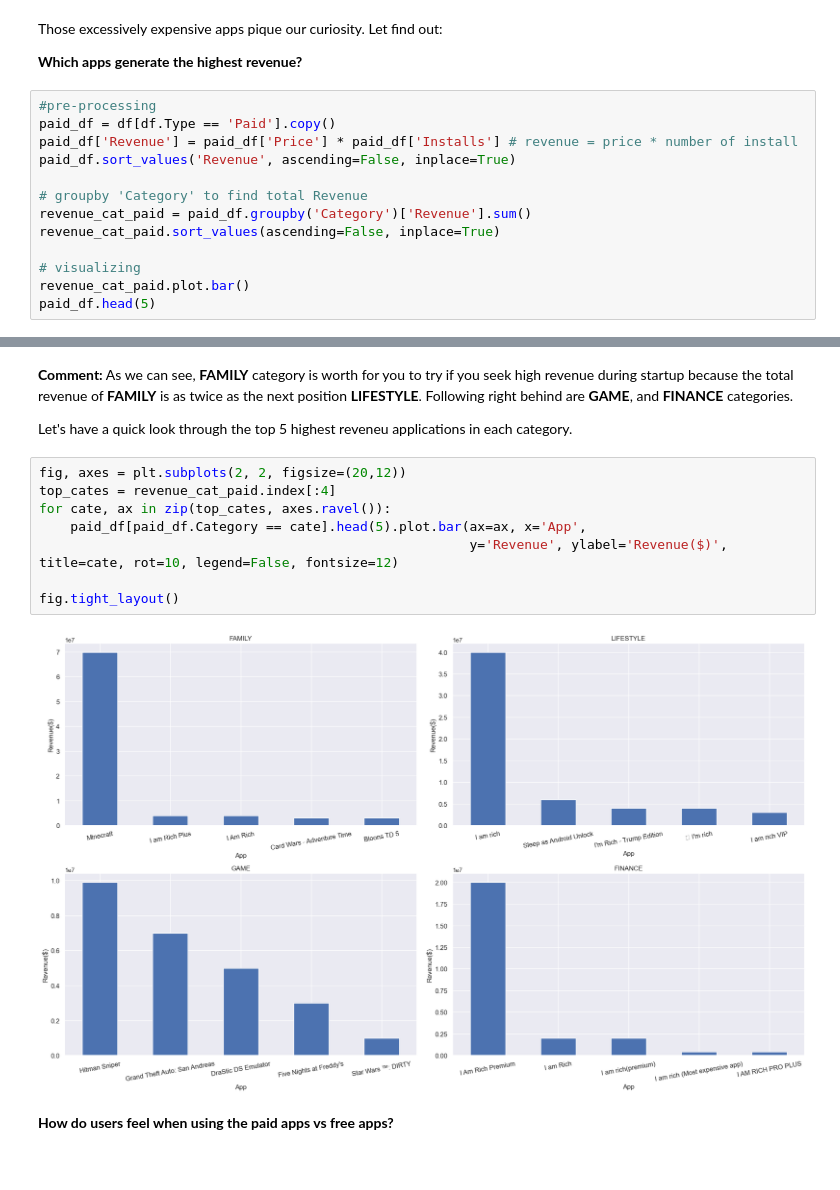
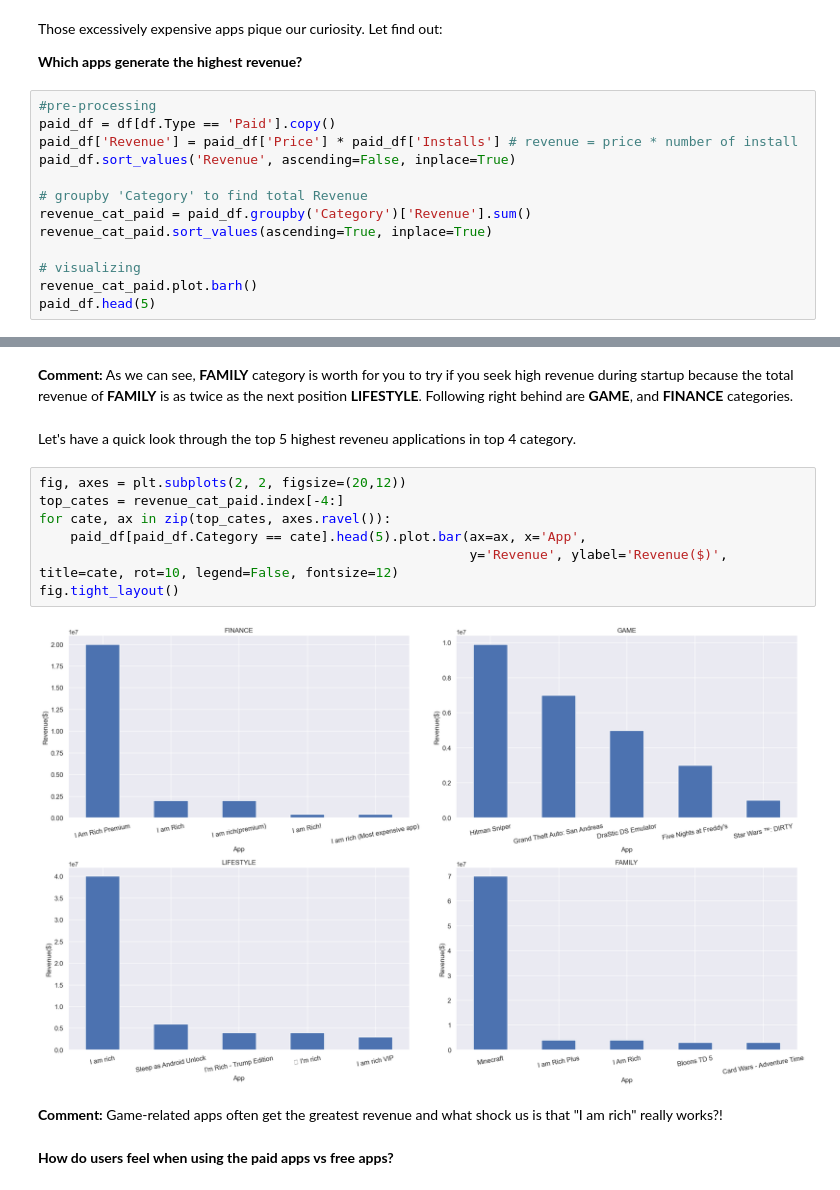
Before and after one commit to Luc-h0/Lap_trinh_cho_khoa_hoc_du_lieu, a Jupyter notebook: Notebook/2.0-EDA.ipynb, the cells around one changed output, grey strips where cells are left out. Saved outputs shown, nothing was run; the diff lists cells and outputs as text.

```diff
--- a/Notebook/2.0-EDA.ipynb
+++ b/Notebook/2.0-EDA.ipynb
@@ -620,10 +639,10 @@ paid_df.sort_values('Revenue', ascending=False, inplace=True)
 
 # groupby 'Category' to find total Revenue
 revenue_cat_paid = paid_df.groupby('Category')['Revenue'].sum()
-revenue_cat_paid.sort_values(ascending=False, inplace=True)
+revenue_cat_paid.sort_values(ascending=True, inplace=True)
 
 # visualizing
-revenue_cat_paid.plot.bar()
+revenue_cat_paid.plot.barh()
 paid_df.head(5)
 # %% [output]
 |  | App | Category | Rating | Reviews | Size | Installs | Type | Price | Content Rating | ... |
@@ -636,17 +655,18 @@ paid_df.head(5)
 # %% [markdown]
 **Comment:** As we can see, **FAMILY** category is worth for you to try if you seek high revenue during startup because the total revenue of **FAMILY** is as twice as the next position **LIFESTYLE**. Following right behind are  **GAME**, and **FINANCE** categories.
-
-Let's have a quick look through the top 5 highest reveneu applications in each category.
+# %% [markdown]
+Let's have a quick look through the top 5 highest reveneu applications in top 4 category.
 # %%
 fig, axes = plt.subplots(2, 2, figsize=(20,12))
-top_cates = revenue_cat_paid.index[:4]
+top_cates = revenue_cat_paid.index[-4:]
 for cate, ax in zip(top_cates, axes.ravel()):
     paid_df[paid_df.Category == cate].head(5).plot.bar(ax=ax, x='App',
                                                        y='Revenue', ylabel='Revenue($)', title=cate, rot=10, legend=False, fontsize=12)
-
 fig.tight_layout()
 # %% [output]
-[figure, old version]
+[figure, new version]
+# %% [markdown]
+**Comment:** Game-related apps often get the greatest revenue and what shock us is that "I am rich" really works?!
 # %% [markdown]
 **How do users feel when using the paid apps vs free apps?**
 # %%
```
Also changed, not shown: parts of 28 cells of this notebook, 2 other files.
